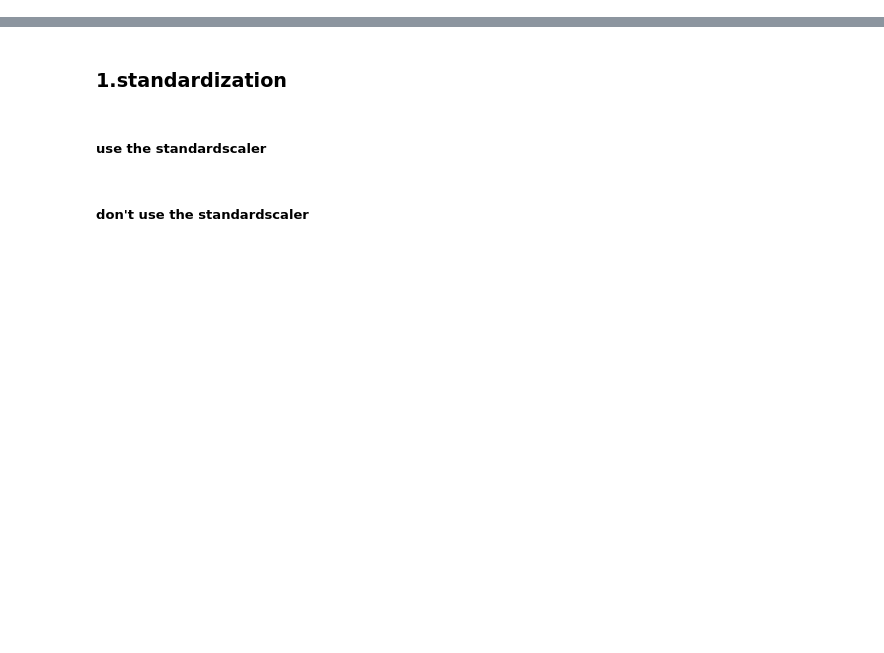
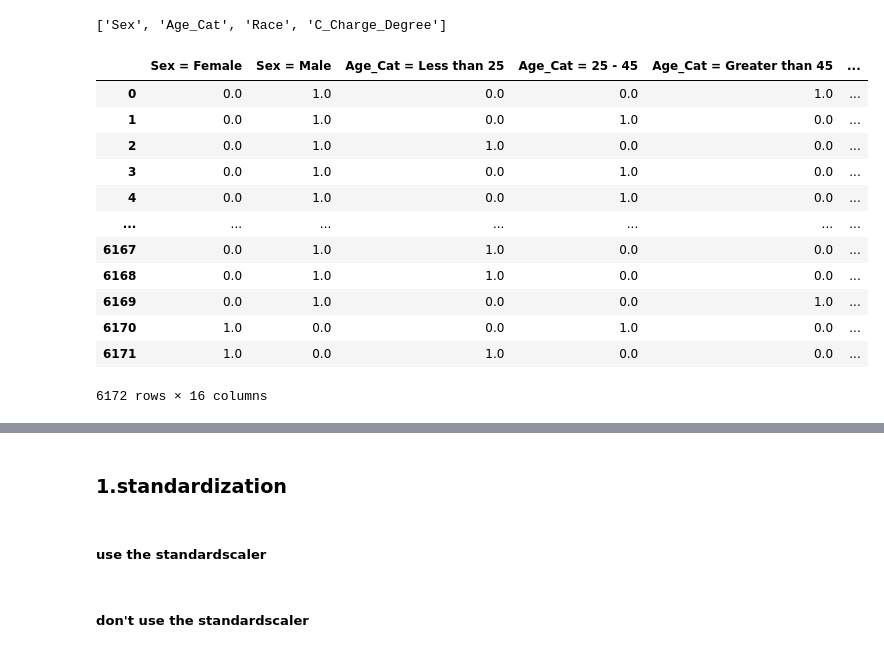
Before and after one commit to understanding-ml/COLA, a Jupyter notebook: Compas__AReS-DisCOUNT.ipynb, the cells around one changed output, grey strips where cells are left out. Saved outputs shown, nothing was run; the diff lists cells and outputs as text; code cells hidden in the pictures; blank space fills up the shorter version.

```diff
--- a/Compas__AReS-DisCOUNT.ipynb
+++ b/Compas__AReS-DisCOUNT.ipynb
@@ -15,3 +15,23 @@ dataset_ares = dataset_loader(name, data_path='rawdata/', dropped_features=[], n
 
 dataset = CompasDataset(dataset_ares=dataset_ares)
 df = dataset.get_dataframe()
+# %%
+dataset_ares.categorical_features['compas']
+# %% [output]
+['Sex', 'Age_Cat', 'Race', 'C_Charge_Degree']
+# %%
+dataset_ares.data
+# %% [output]
+|  | Sex = Female | Sex = Male | Age_Cat = Less than 25 | Age_Cat = 25 - 45 | Age_Cat = Greater than 45 | ... |
+| 0 | 0.0 | 1.0 | 0.0 | 0.0 | 1.0 | ... |
+| 1 | 0.0 | 1.0 | 0.0 | 1.0 | 0.0 | ... |
+| 2 | 0.0 | 1.0 | 1.0 | 0.0 | 0.0 | ... |
+| 3 | 0.0 | 1.0 | 0.0 | 1.0 | 0.0 | ... |
+| 4 | 0.0 | 1.0 | 0.0 | 1.0 | 0.0 | ... |
+| ... | ... | ... | ... | ... | ... | ... |
+| 6167 | 0.0 | 1.0 | 1.0 | 0.0 | 0.0 | ... |
+| 6168 | 0.0 | 1.0 | 1.0 | 0.0 | 0.0 | ... |
+| 6169 | 0.0 | 1.0 | 0.0 | 0.0 | 1.0 | ... |
+| 6170 | 1.0 | 0.0 | 0.0 | 1.0 | 0.0 | ... |
+| 6171 | 1.0 | 0.0 | 1.0 | 0.0 | 0.0 | ... |
+6172 rows × 16 columns
```
Also changed, not shown: parts of 31 cells of this notebook, 14 other files.
